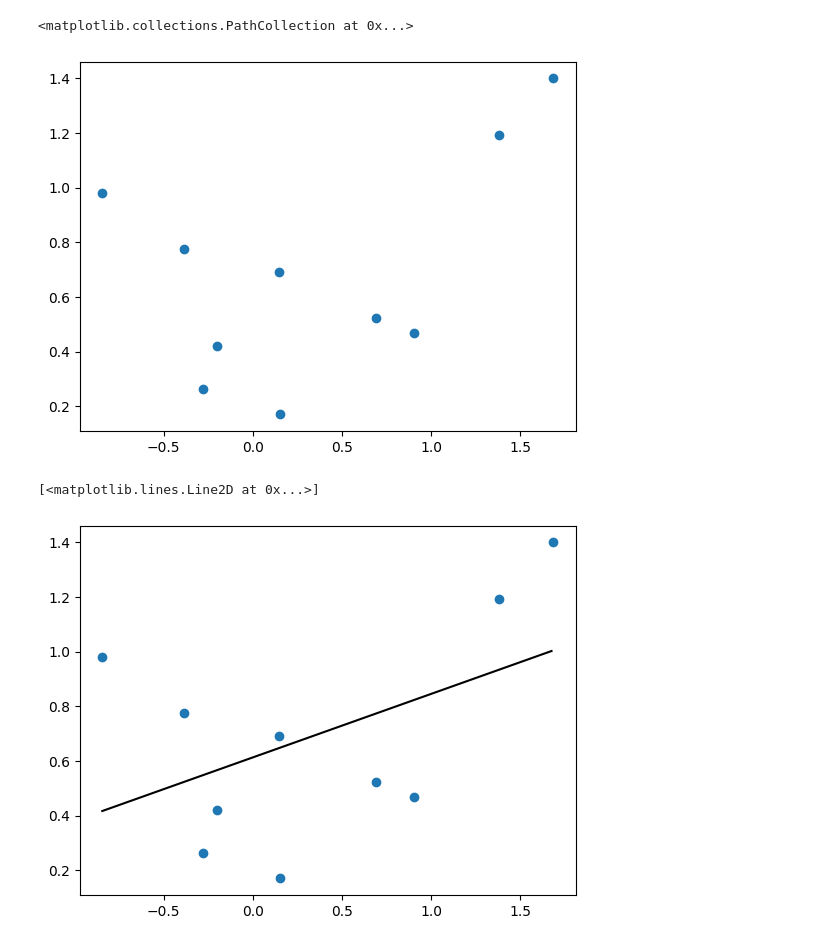
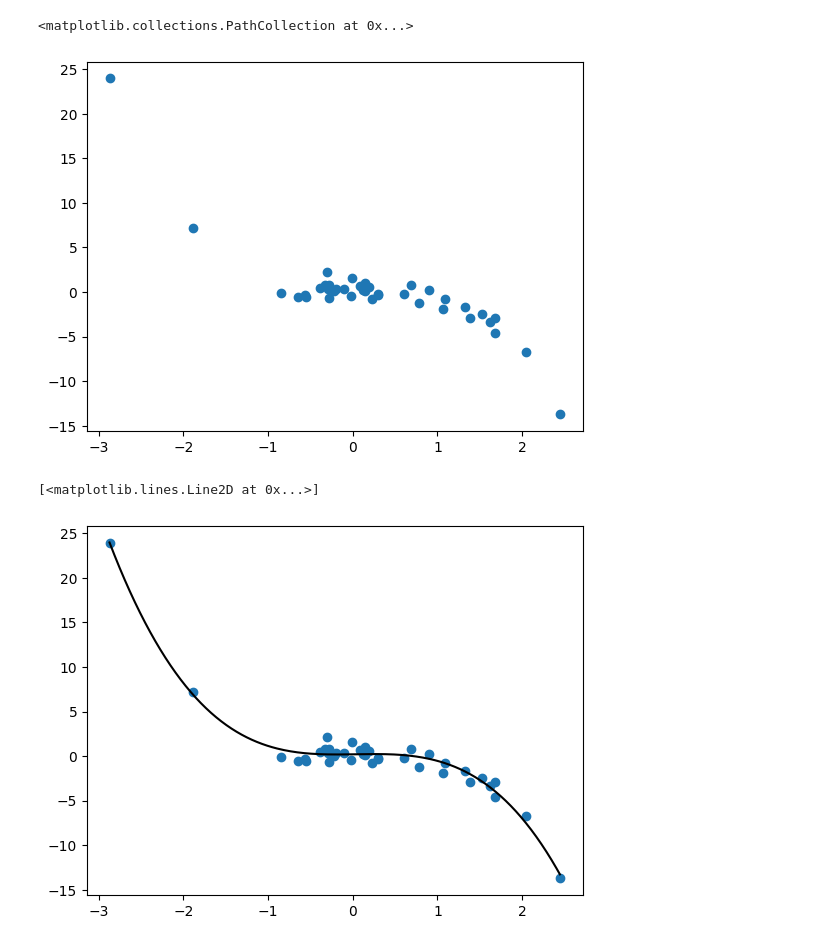
Before and after one commit to johanneshaertel/CSSE22_23, a Jupyter notebook: lab5/cv.ipynb, the cells around one changed output. Drawn from its saved outputs; the diff is of its cells as text; code cells hidden in the pictures.

```diff
--- a/lab5/cv.ipynb
+++ b/lab5/cv.ipynb
@@ -6,35 +6,35 @@ from sklearn.linear_model import LinearRegression
 # %%
 # Simulating a problem (2 degree polynomial).
 np.random.seed(seed=3123)
-N = 10
+N = 40
 
 X = norm.rvs(size=N, scale=1, loc=0)
-mu = 0.3 + -0.2 * X + 0.5 * pow(X, 2)
-y = norm.rvs(size=N, scale=0.2, loc=mu)
+mu = 0.3 + -0.2 * X + 0.2 * pow(X, 2) - 0.9 * pow(X, 3)
+y = norm.rvs(size=N, scale=0.9, loc=mu)
 
 plt.scatter(X, y)
 # %% [output]
 <matplotlib.collections.PathCollection at 0x...>
-[figure, old version]
+[figure, new version]
 # %%
 # Test over-fitting yourself, by changing the degree of the linear regression.
-degree = 1
+degree = 3
 
 Xs = np.column_stack([pow(X, d + 1) for d in range(0, degree)])
 
 model = LinearRegression().fit(Xs, y)
 
 # Plot this stuff.
 plotX = np.arange(min(X), max(X), 0.02)
 plotXs = np.column_stack([pow(plotX, d + 1) for d in range(0, degree)])
 
 plotY = model.intercept_ + np.matmul(plotXs,model.coef_)
 
 plt.scatter(X, y)  # Plot the data.
 plt.plot(plotX, plotY, color="black")  # Plot our line.
 # %% [output]
 [<matplotlib.lines.Line2D at 0x...>]
-[figure, old version]
+[figure, new version]
 # %%
 # How does the fit look like if we remove one element while fitting.
 # We may eventually use it to rate our fit "out of the sample".
```
Also changed, not shown: parts of 3 cells of this notebook, 3 other files.
